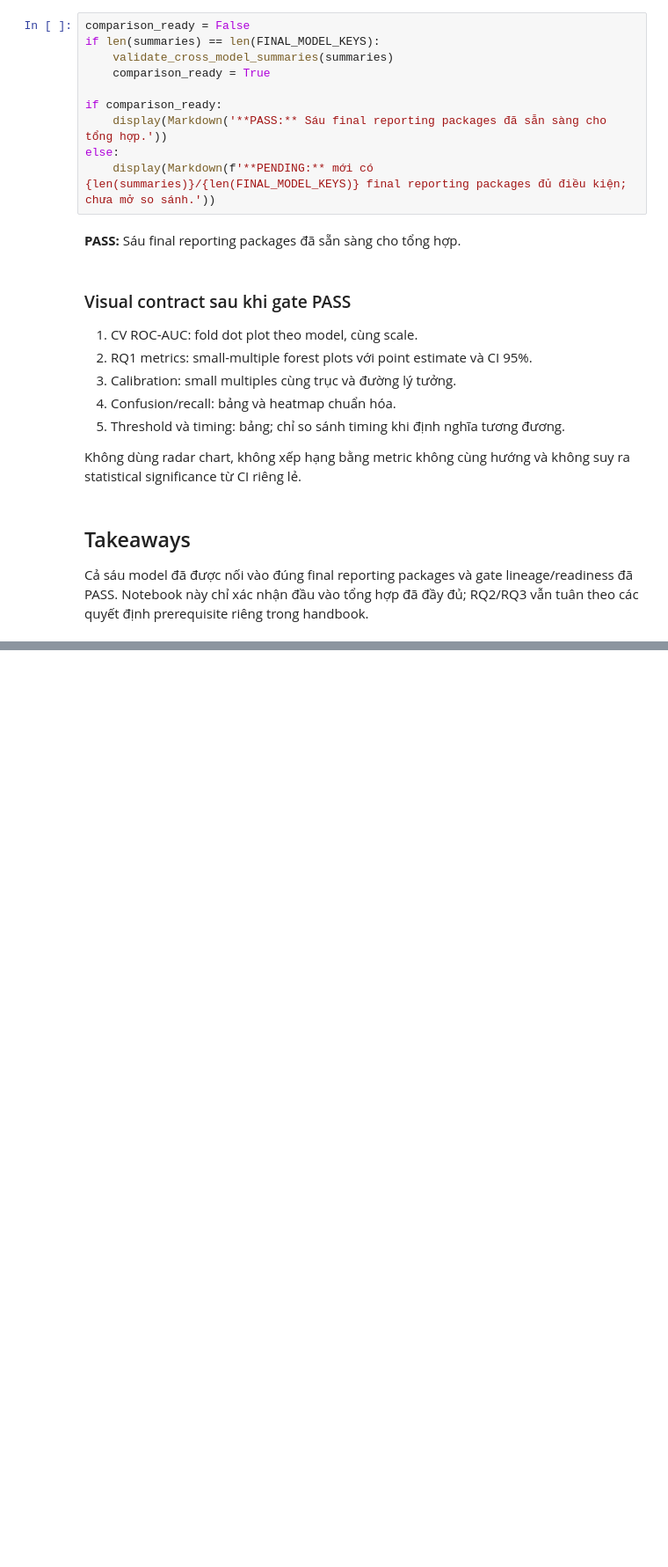
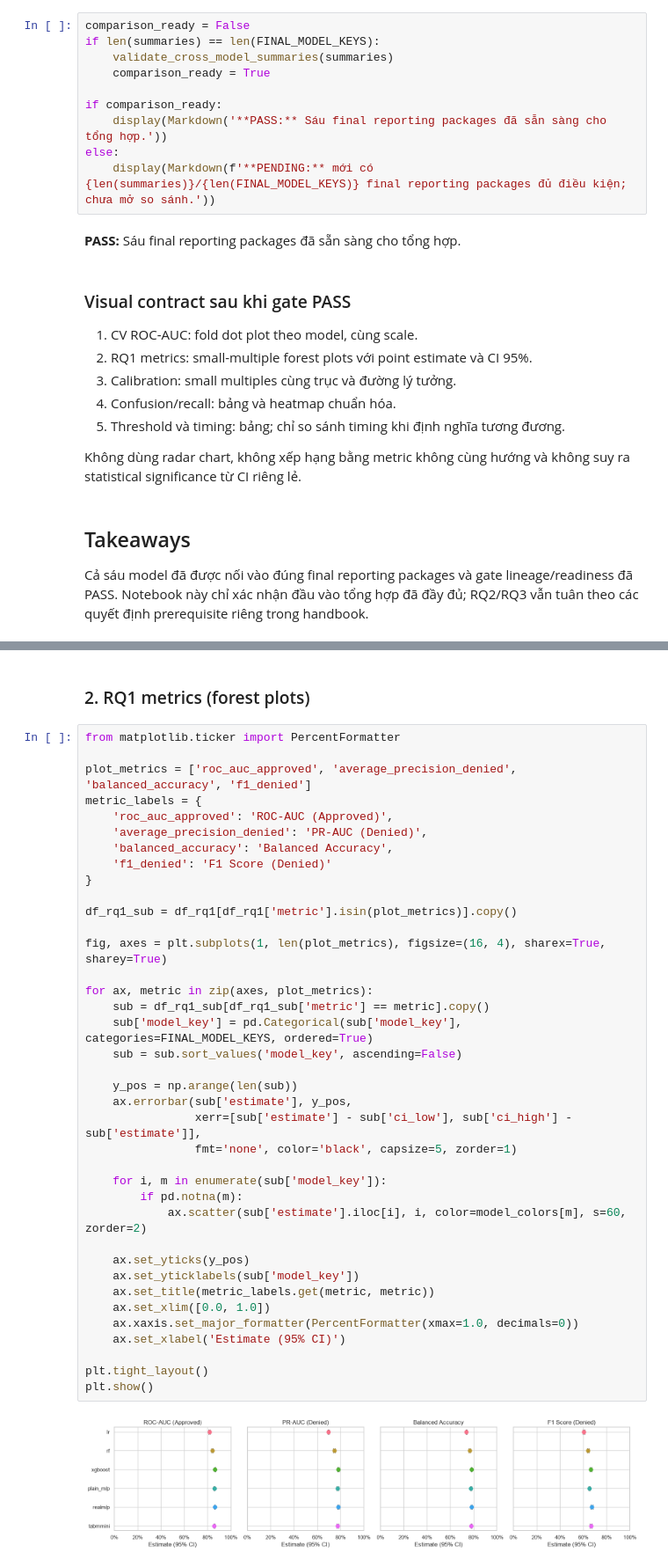
Before and after one commit to DAP391m-Group12/DAP391m, a Jupyter notebook: notebooks/dataset_b/07_model_total_review.ipynb, the cells around one changed output, grey strips where cells are left out. Shown at 88% size. Drawn from its saved outputs; the diff is of its cells as text; blank space fills up the shorter version.

```diff
--- a/notebooks/dataset_b/07_model_total_review.ipynb
+++ b/notebooks/dataset_b/07_model_total_review.ipynb
@@ -114,0 +188,42 @@ Cả sáu model đã được nối vào đúng final reporting packages và gat
+# %% [markdown]
+### 2. RQ1 metrics (forest plots)
+# %%
+from matplotlib.ticker import PercentFormatter
+
+plot_metrics = ['roc_auc_approved', 'average_precision_denied', 'balanced_accuracy', 'f1_denied']
+metric_labels = {
+    'roc_auc_approved': 'ROC-AUC (Approved)',
+    'average_precision_denied': 'PR-AUC (Denied)',
+    'balanced_accuracy': 'Balanced Accuracy',
+    'f1_denied': 'F1 Score (Denied)'
+}
+
+df_rq1_sub = df_rq1[df_rq1['metric'].isin(plot_metrics)].copy()
+
+fig, axes = plt.subplots(1, len(plot_metrics), figsize=(16, 4), sharex=True, sharey=True)
+
+for ax, metric in zip(axes, plot_metrics):
+    sub = df_rq1_sub[df_rq1_sub['metric'] == metric].copy()
+    sub['model_key'] = pd.Categorical(sub['model_key'], categories=FINAL_MODEL_KEYS, ordered=True)
+    sub = sub.sort_values('model_key', ascending=False)
+
+    y_pos = np.arange(len(sub))
+    ax.errorbar(sub['estimate'], y_pos,
+                xerr=[sub['estimate'] - sub['ci_low'], sub['ci_high'] - sub['estimate']],
+                fmt='none', color='black', capsize=5, zorder=1)
+
+    for i, m in enumerate(sub['model_key']):
+        if pd.notna(m):
+            ax.scatter(sub['estimate'].iloc[i], i, color=model_colors[m], s=60, zorder=2)
+
+    ax.set_yticks(y_pos)
+    ax.set_yticklabels(sub['model_key'])
+    ax.set_title(metric_labels.get(metric, metric))
+    ax.set_xlim([0.0, 1.0])
+    ax.xaxis.set_major_formatter(PercentFormatter(xmax=1.0, decimals=0))
+    ax.set_xlabel('Estimate (95% CI)')
+
+plt.tight_layout()
+plt.show()
+# %% [output]
+[figure, added]
```
Also changed, not shown: parts of 11 cells of this notebook.
